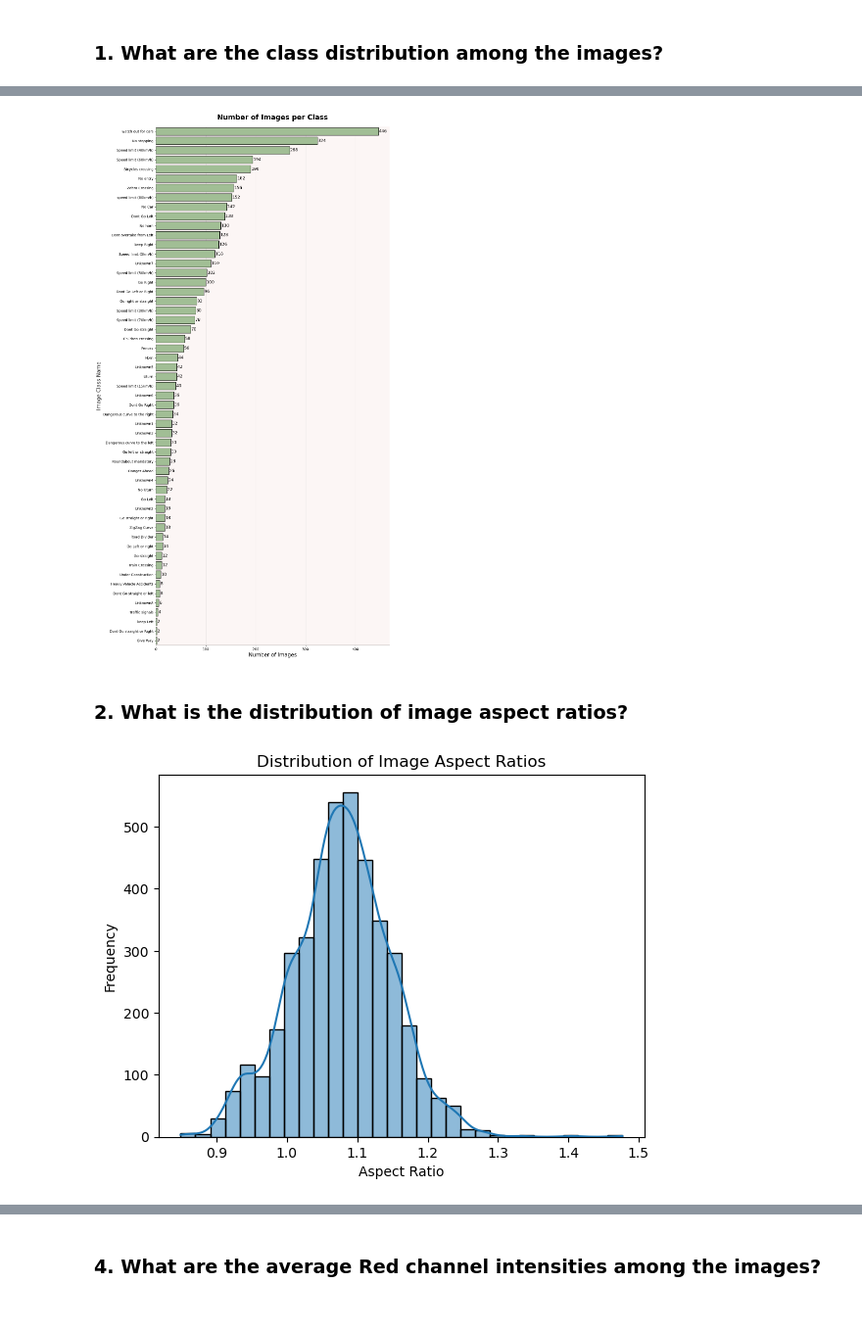
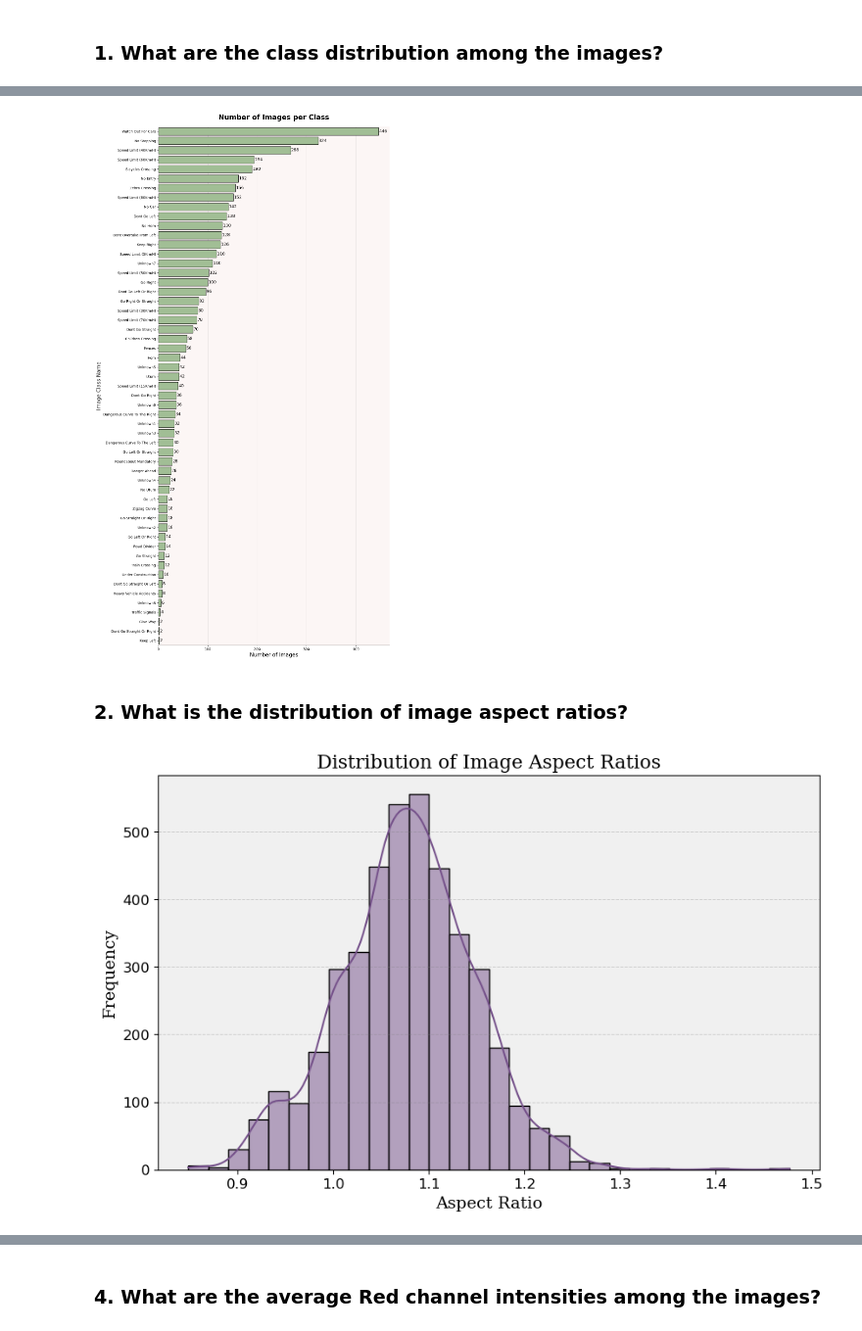
Before and after one commit to chrisheimbuch/traffic_signs_classification_report, a Jupyter notebook: traffic_eda.ipynb, the cells around one changed output, grey strips where cells are left out. Shown at 98% size. Cells and saved outputs as stored; diff of their text form; code cells hidden in the pictures.

```diff
--- a/traffic_eda.ipynb
+++ b/traffic_eda.ipynb
@@ -39,0 +52,3 @@ df
+# %%
+#Making all names title case to deal with random sporadic name conventions.
+df['Name'] = df['Name'].str.title()
@@ -140,7 +146,7 @@ for index, value in enumerate(grouped_data_sorted['num_images']):
 plt.tight_layout()
 plt.show()
 # %% [output]
-[figure, old version]
+[figure, new version]
 # %% [markdown]
 ### 2. What is the distribution of image aspect ratios?
 # %%
@@ -148,36 +154,53 @@ plt.show()
 aspect_ratios = []
 
 # Loop through each folder (class ID) inside the dataset directory
 for folder in os.listdir(dataset):
     folder_path = os.path.join(dataset, folder)
 
     # Check if it's a directory that exist, and loop through each image file in all folders.
     if os.path.isdir(folder_path):
         # Loop through each image file in the folder
         for filename in os.listdir(folder_path):
             image_path = os.path.join(folder_path, filename)
 
             # Check if it's a file (image)
             if os.path.isfile(image_path):
                 try:
                     # Open the image and get its dimensions
                     with Image.open(image_path) as img:
                         width, height = img.size
                         # Calculate the aspect ratio (width / height)
                         aspect_ratio = width / height
                         aspect_ratios.append(aspect_ratio)
                 except Exception as e:
                     print(f"Error processing image {image_path}: {e}")
 
 # Convert aspect ratios list to a DataFrame for visualization
 aspect_data = pd.DataFrame(aspect_ratios, columns=['Aspect_Ratio'])
 
+#Set up the plot
+plt.figure(figsize=(10, 6))
 
-sns.histplot(aspect_data['Aspect_Ratio'], bins=30, kde=True)
-plt.title("Distribution of Image Aspect Ratios")
-plt.xlabel("Aspect Ratio")
-plt.ylabel("Frequency")
+#Custom font styling
+font1 = {'family':'serif','color':'black','size':16}
+font2 = {'family':'serif','color':'black','size':14}
+
+#Set up the histogram plot with data.
+sns.histplot(aspect_data['Aspect_Ratio'], bins=30, kde=True, color='#76528BFF')
+
+#Set title and axis names.
+plt.title("Distribution of Image Aspect Ratios", fontdict=font1)
+plt.xlabel("Aspect Ratio", fontdict=font2)
+plt.ylabel("Frequency", fontdict=font2)
+plt.xticks(fontsize=12)
+plt.yticks(fontsize=12)
+
+#Grid customization
+ax = plt.gca()
+ax.set_facecolor('#f0f0f0')
+plt.grid(True, which='both', axis='y', linestyle='--', linewidth=0.7, color='gray', alpha=0.3)
+
 plt.show()
 # %% [output]
-[figure, old version]
+[figure, new version]
 # %% [markdown]
```
Also changed, not shown: parts of 16 cells of this notebook.
